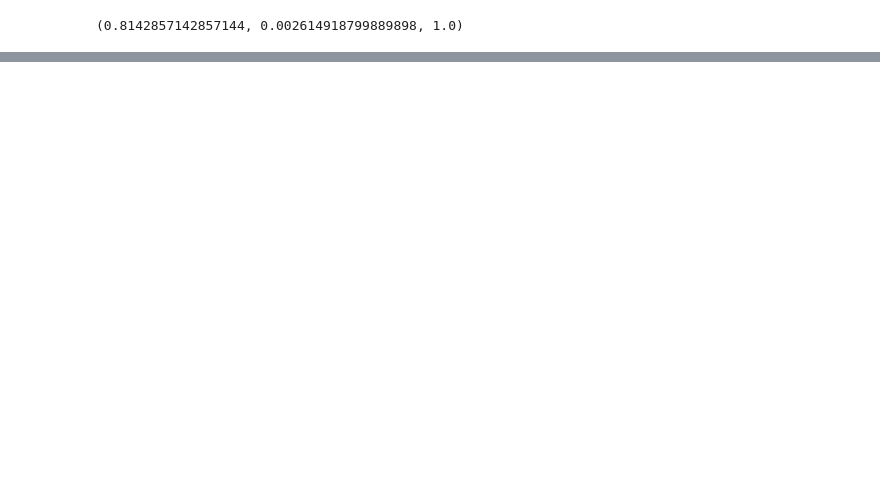
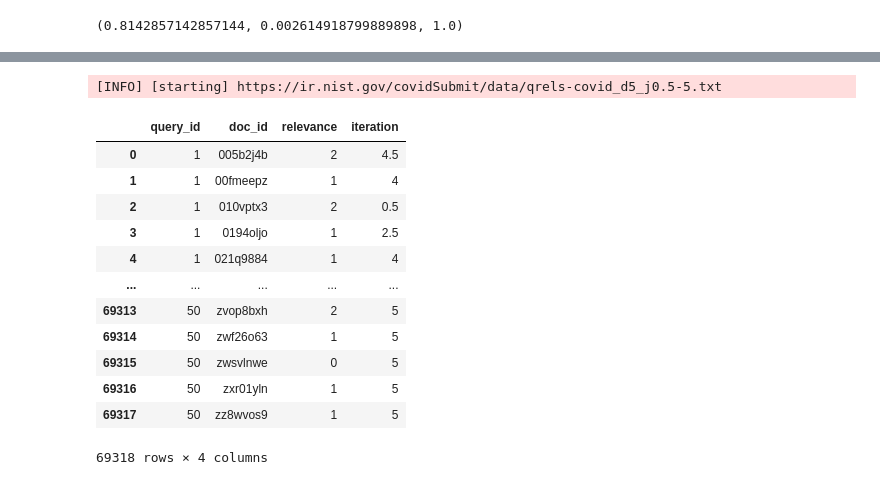
Before and after one commit to shy982/cdqa-ir, a Jupyter notebook: src/experiments/IR_with_LSI.ipynb, the cells around one changed output, grey strips where cells are left out. Saved outputs shown, nothing was run; the diff lists cells and outputs as text; code cells hidden in the pictures; blank space fills up the shorter version.

```diff
--- a/src/experiments/IR_with_LSI.ipynb
+++ b/src/experiments/IR_with_LSI.ipynb
@@ -187,0 +190,3 @@ mean_precision_at_k, mean_recall_at_k, mean_ndcg_at_k
+# %%
+import ir_datasets
+dataset = ir_datasets.load('cord19/trec-covid')
@@ -187,0 +212,18 @@ mean_precision_at_k, mean_recall_at_k, mean_ndcg_at_k
+# %%
+import pandas as pd
+pd.DataFrame(dataset.qrels_iter())
+# %% [output]
+[INFO] [starting] https://ir.nist.gov/covidSubmit/data/qrels-covid_d5_j0.5-5.txt
+|  | query_id | doc_id | relevance | iteration |
+| 0 | 1 | 005b2j4b | 2 | 4.5 |
+| 1 | 1 | 00fmeepz | 1 | 4 |
+| 2 | 1 | 010vptx3 | 2 | 0.5 |
+| 3 | 1 | 0194oljo | 1 | 2.5 |
+| 4 | 1 | 021q9884 | 1 | 4 |
+| ... | ... | ... | ... | ... |
+| 69313 | 50 | zvop8bxh | 2 | 5 |
+| 69314 | 50 | zwf26o63 | 1 | 5 |
+| 69315 | 50 | zwsvlnwe | 0 | 5 |
+| 69316 | 50 | zxr01yln | 1 | 5 |
+| 69317 | 50 | zz8wvos9 | 1 | 5 |
+69318 rows × 4 columns
```
Also changed, not shown: parts of 3 cells of this notebook, 1 other file.
